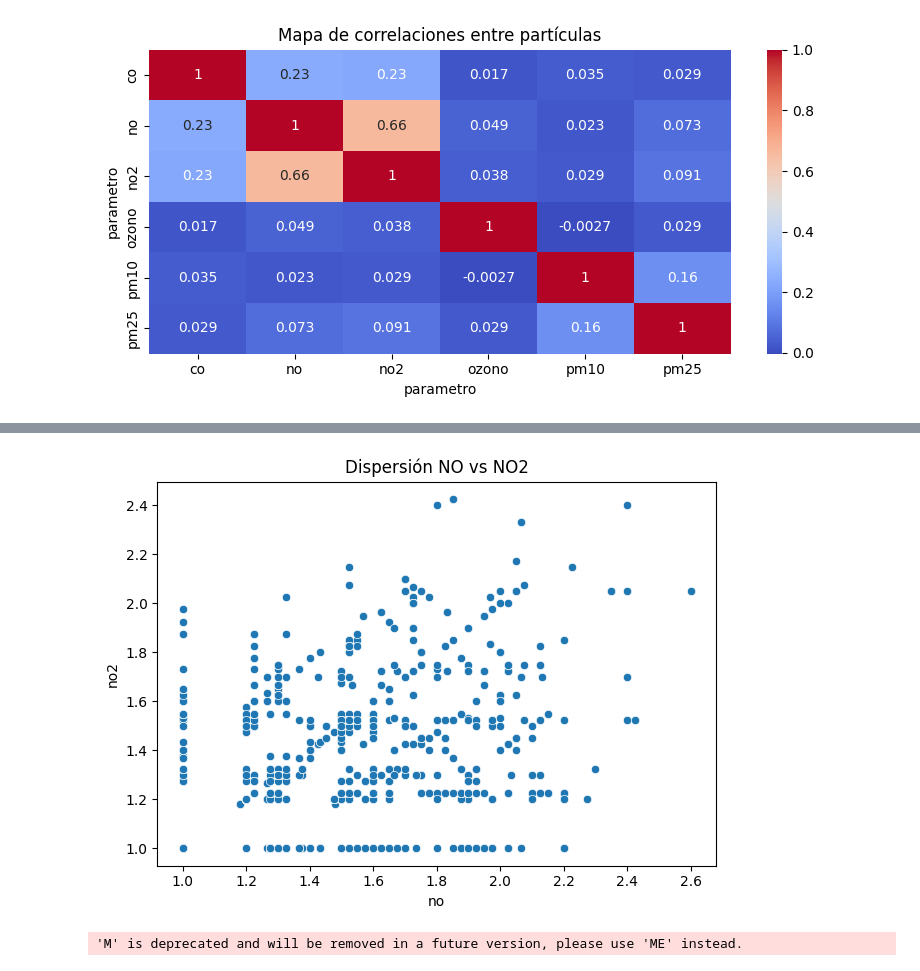
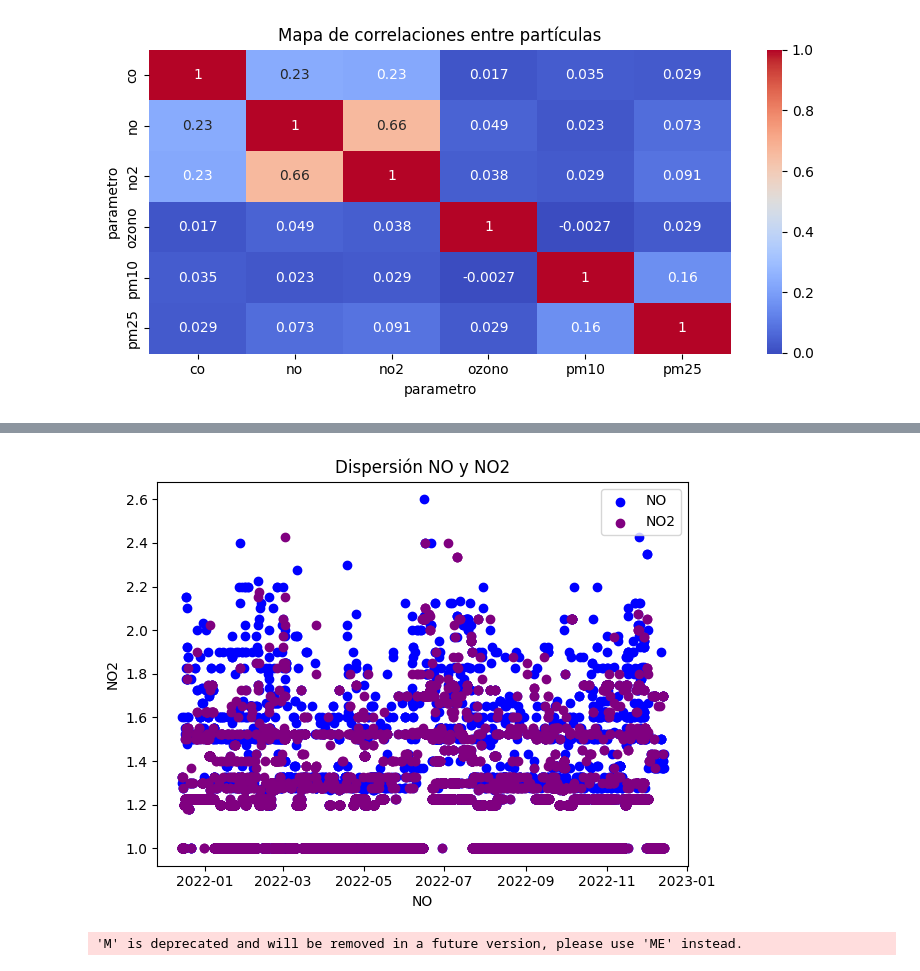
Before and after one commit to jerozapata/Respirando-Datos, a Jupyter notebook: datos_generales.ipynb, the cells around one changed output, grey strips where cells are left out. Saved outputs shown, nothing was run; the diff lists cells and outputs as text; code cells hidden in the pictures.

```diff
--- a/datos_generales.ipynb
+++ b/datos_generales.ipynb
@@ -333,13 +337,24 @@ plt.show()
 # %%
 # =========================
 # 10. Dispersión 2D
 # =========================
-sns.scatterplot(data=pivot_corr, x='no', y='no2')
-plt.title('Dispersión NO vs NO2')
+
+import matplotlib.pyplot as plt
+
+plt.scatter(pivot_corr.index, pivot_corr['no'], color='blue', label='NO')
+plt.scatter(pivot_corr.index, pivot_corr['no2'], color='purple', label='NO2')
+
+
+plt.xlabel('NO')
+plt.ylabel('NO2')
+plt.title('Dispersión NO y NO2')
+plt.legend()
 plt.tight_layout()
+
+plt.savefig('dispersion_novsno2.png')
 plt.show()
 # %% [output]
-[figure, old version]
+[figure, new version]
 # %%
 # =========================
 # 11. Dispersión 3D
```
Also changed, not shown: parts of 5 cells of this notebook, 4 other files.
